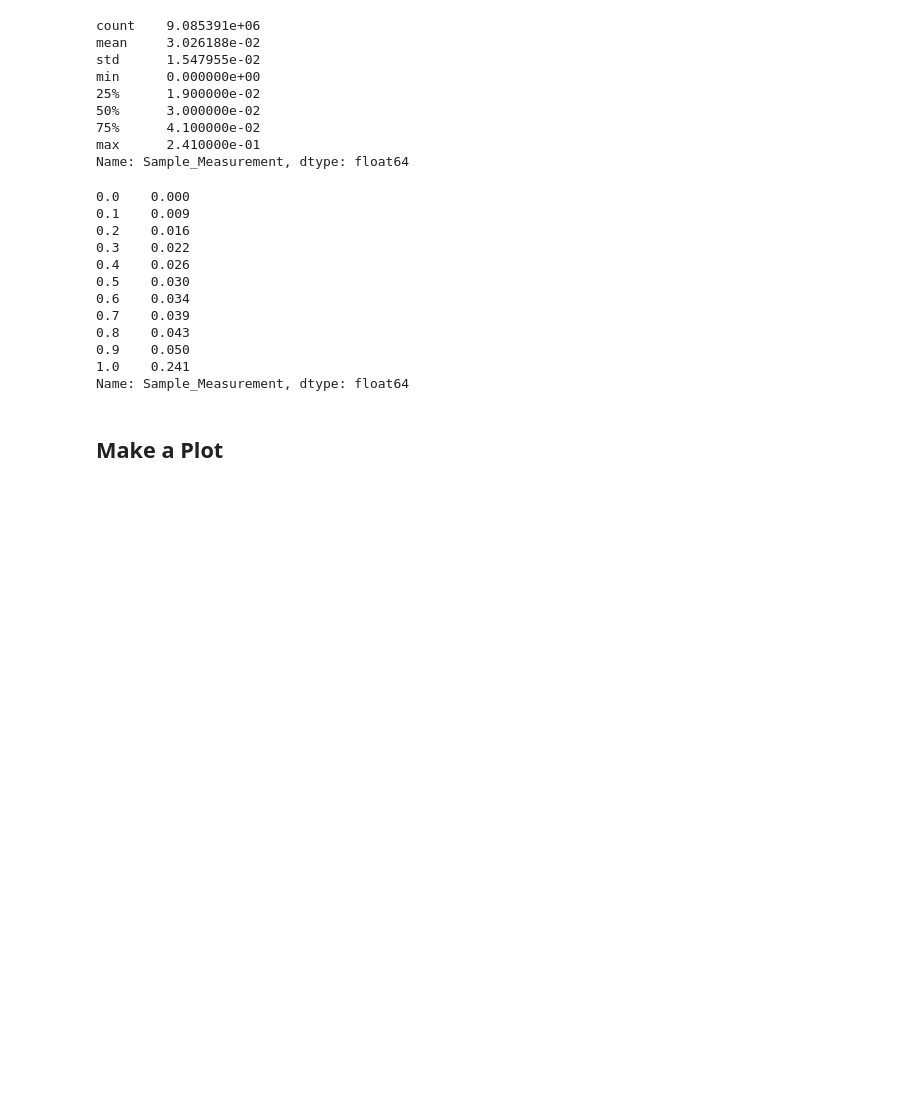
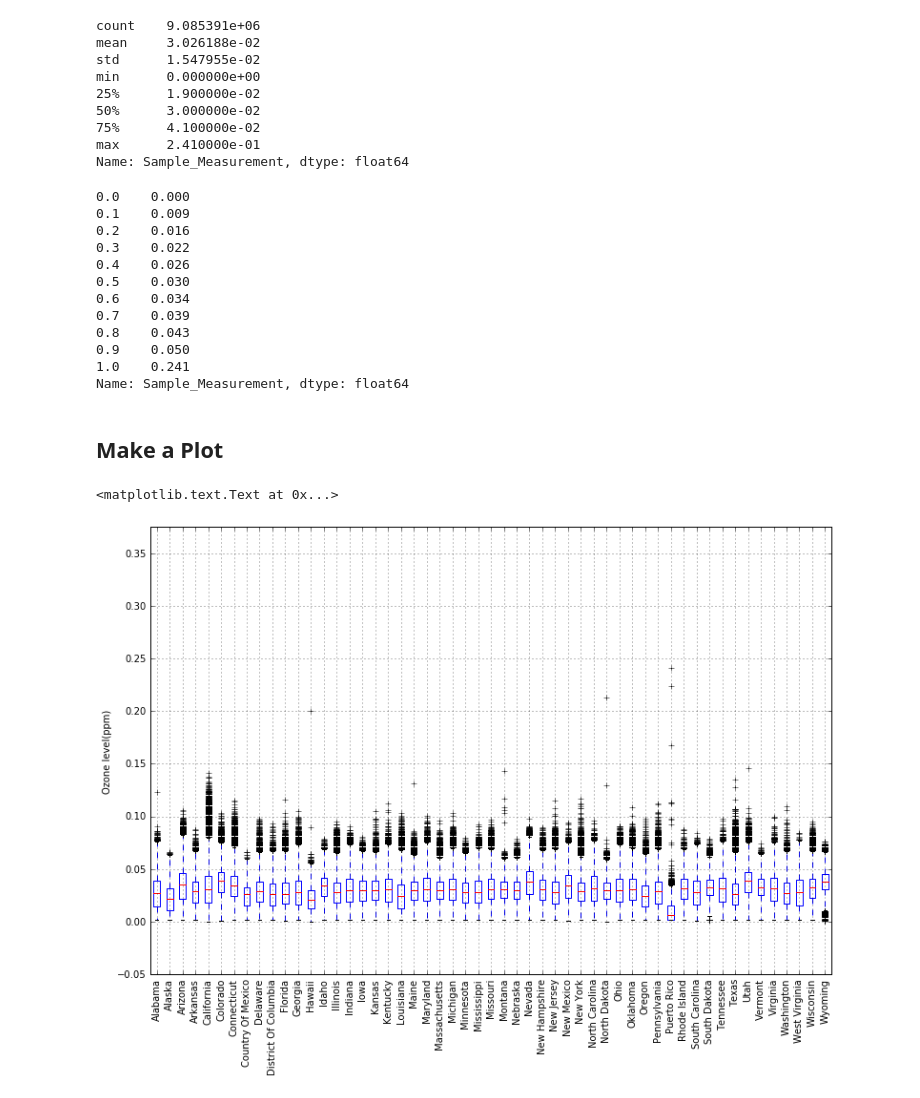
Before and after one commit to vukosim/art-of-data-science-python, a Jupyter notebook: notebooks/exploratory_data_analysis.ipynb, the cells around one changed output. Saved outputs shown, nothing was run; the diff lists cells and outputs as text; code cells hidden in the pictures; blank space fills up the shorter version.

Commit message:
Updated notebook with Box Plot

```diff
--- a/notebooks/exploratory_data_analysis.ipynb
+++ b/notebooks/exploratory_data_analysis.ipynb
@@ -134,3 +134,21 @@ ozone.Sample_Measurement.quantile(np.arange(0,1.01,0.1))
 Name: Sample_Measurement, dtype: float64
 # %% [markdown]
 ## Make a Plot
+# %%
+grouped = ozone.groupby(['State_Name'])
+# %%
+states = grouped.Sample_Measurement.groups.keys()
+states.sort()
+data = []
+for state in states:
+    data.append(grouped.Sample_Measurement.get_group(state))
+# %%
+figsize(12.8, 8.4)
+ax = pyplot.boxplot(data)
+ax = pyplot.xticks(range(1,len(states)+1),states,rotation='vertical')
+pyplot.grid(which='both')
+pyplot.ylim([-0.05,0.375])
+pyplot.ylabel('Ozone level(ppm)')
+# %% [output]
+<matplotlib.text.Text at 0x...>
+[figure, added]
```
